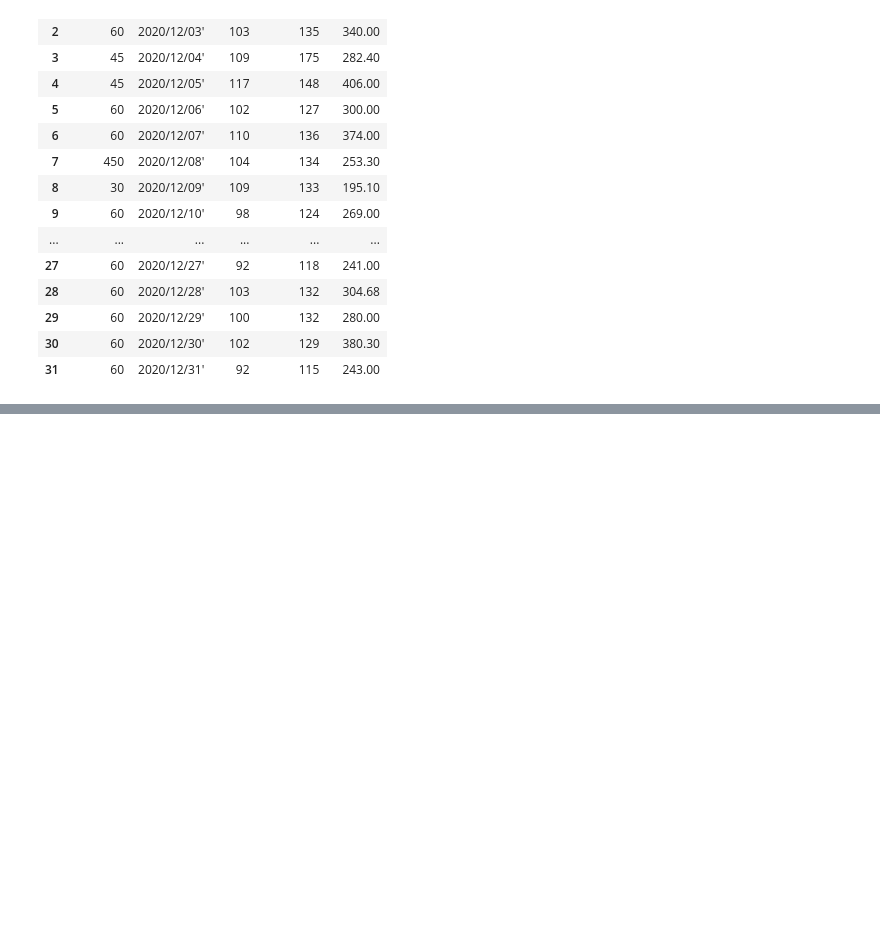
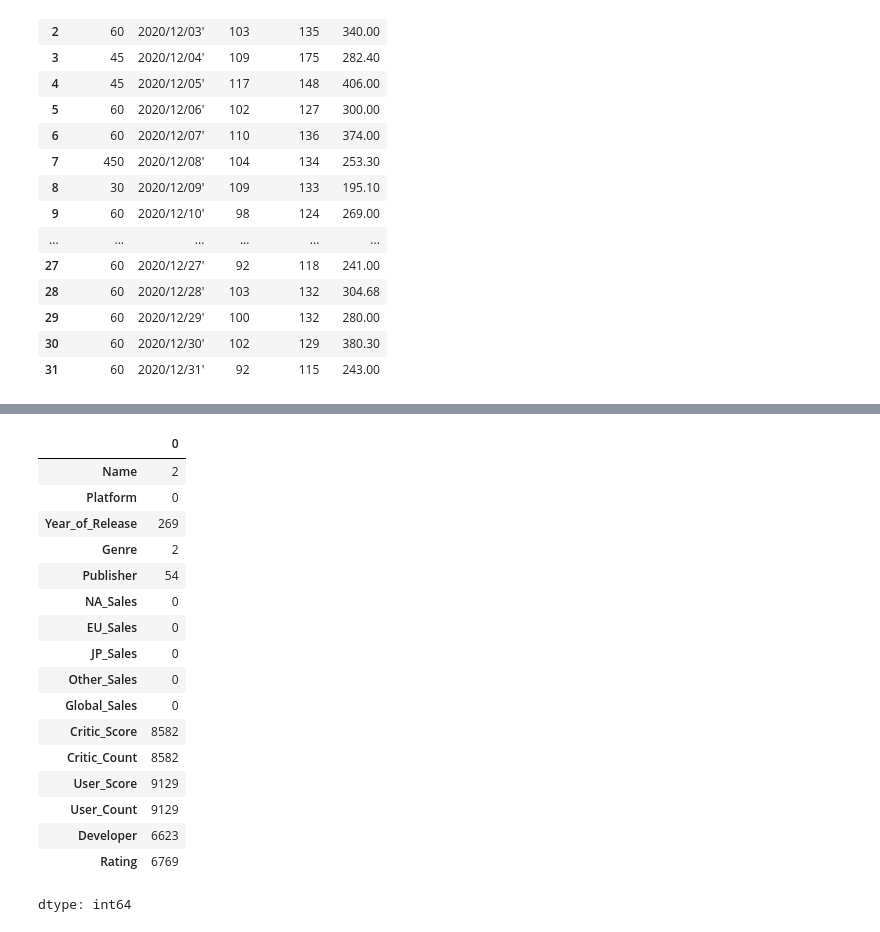
Before and after one commit to ArabindaSigdel/ML-Learning-from-scratch, a Jupyter notebook: Introduction to Panda/pandas.ipynb, the cells around one changed output, grey strips where cells are left out. Cells and saved outputs as stored; diff of their text form; code cells hidden in the pictures; blank space fills up the shorter version.

```diff
--- a/Introduction to Panda/pandas.ipynb
+++ b/Introduction to Panda/pandas.ipynb
@@ -341,0 +399,21 @@ For example, when doing 'df[col].method(value, inplace=True)', try using 'df.met
+# %%
+df.isnull().sum()
+# %% [output]
+|  | 0 |
+| Name | 2 |
+| Platform | 0 |
+| Year_of_Release | 269 |
+| Genre | 2 |
+| Publisher | 54 |
+| NA_Sales | 0 |
+| EU_Sales | 0 |
+| JP_Sales | 0 |
+| Other_Sales | 0 |
+| Global_Sales | 0 |
+| Critic_Score | 8582 |
+| Critic_Count | 8582 |
+| User_Score | 9129 |
+| User_Count | 9129 |
+| Developer | 6623 |
+| Rating | 6769 |
+dtype: int64
```
Also changed, not shown: parts of 7 cells of this notebook.
